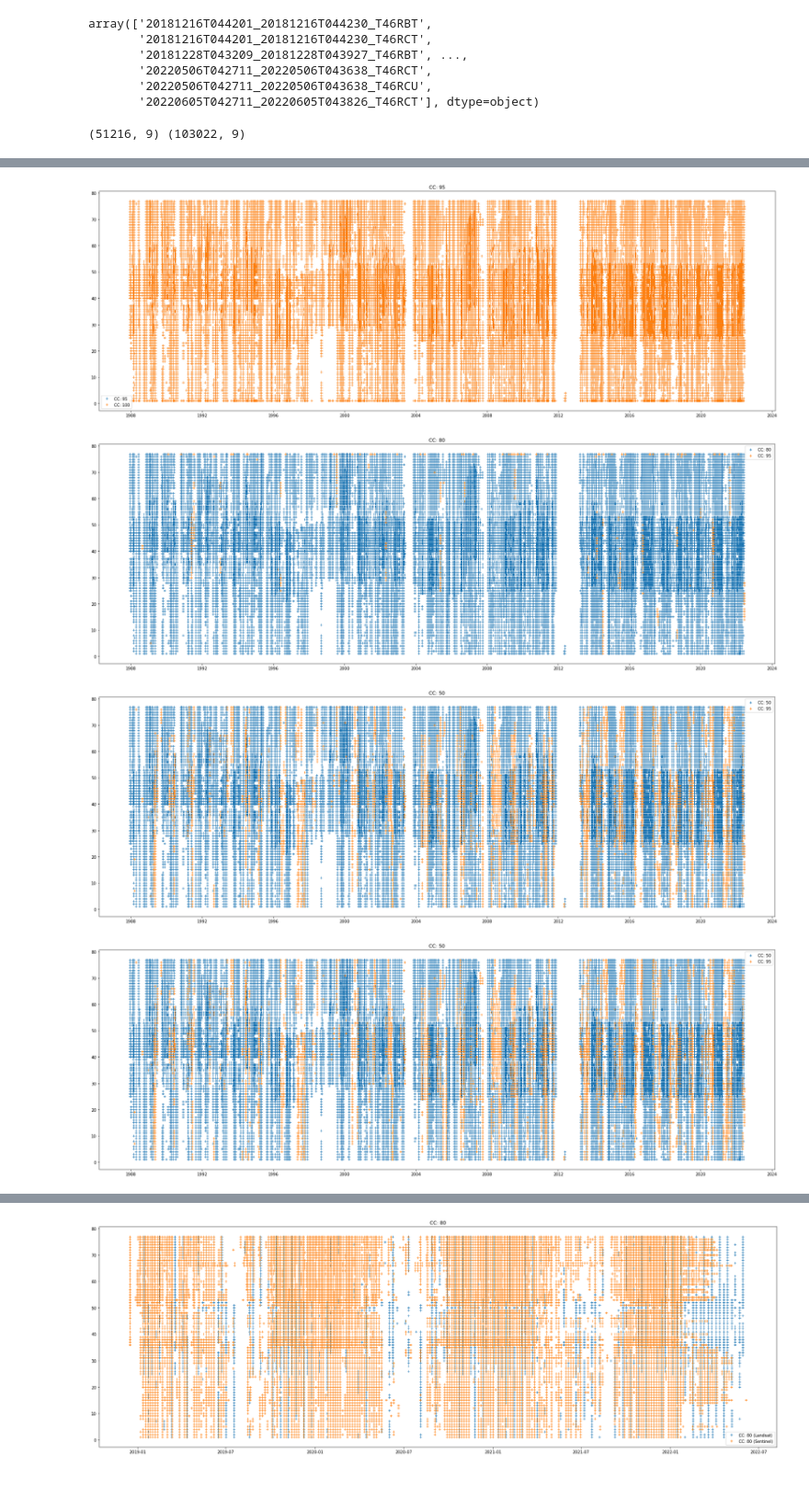
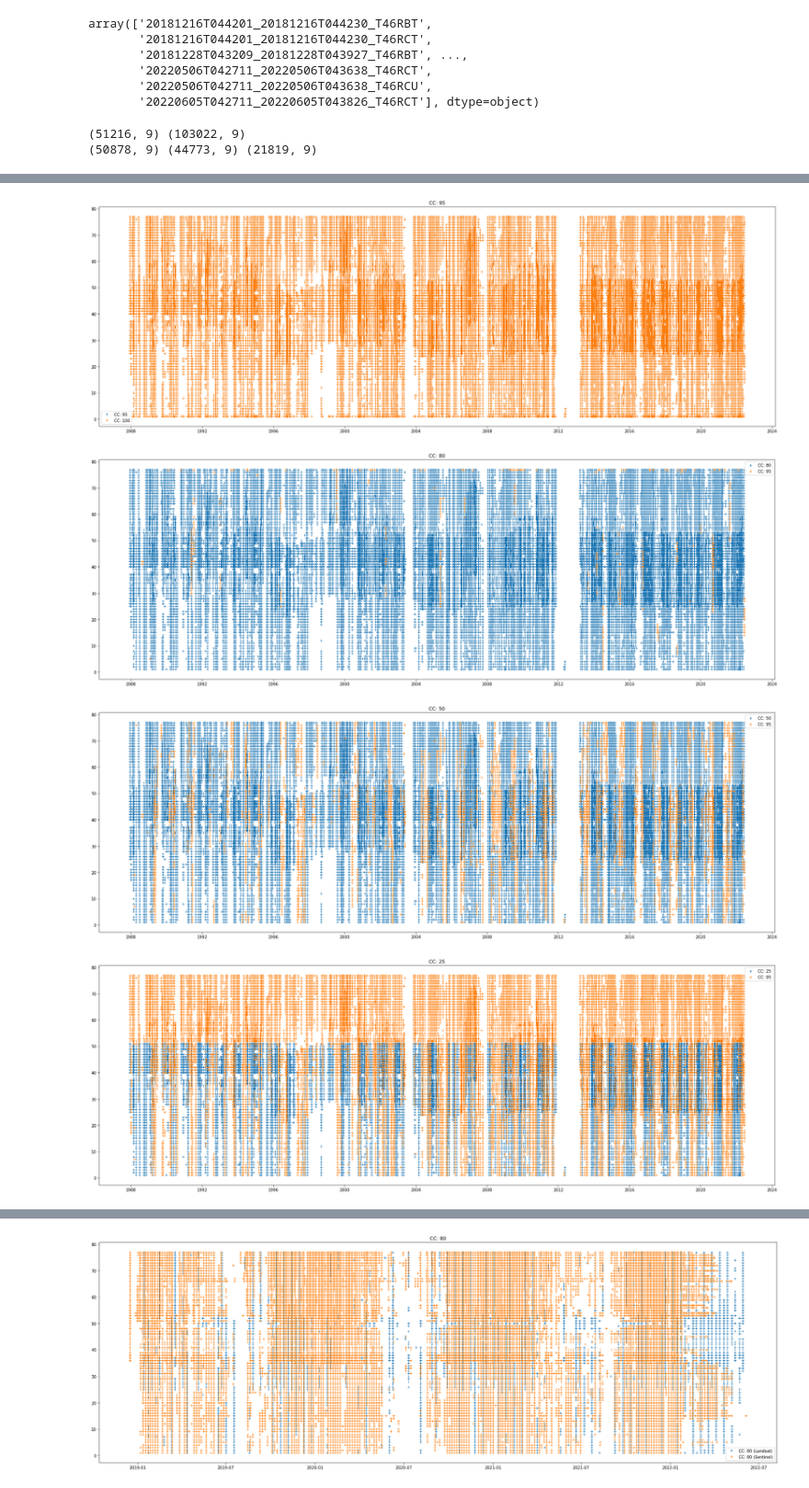
Before and after one commit to Skydive/ENS_M1_Stage_2022, a Jupyter notebook: EarthEngine/Process_Lhasa.ipynb, the cells around one changed output, grey strips where cells are left out. Shown at 92% size. Drawn from its saved outputs; the diff is of its cells as text; code cells hidden in the pictures.

```diff
--- a/EarthEngine/Process_Lhasa.ipynb
+++ b/EarthEngine/Process_Lhasa.ipynb
@@ -68,36 +68,39 @@ def plot_cc(name):
 
 
 df100 = plot_cc(100);
 
 df95 = plot_cc(95);
 df_diff = pd.concat([df100, df95]).drop_duplicates(keep=False);
 print(df95.shape, df_diff.shape)
 plt.plot(df_diff["SENSING_TIME"], df_diff["ID"], '+', label="CC: 100");
 plt.legend();
 
 df80 = plot_cc(80);
 df_diff = pd.concat([df95, df80]).drop_duplicates(keep=False);
 plt.plot(df_diff["SENSING_TIME"], df_diff["ID"], '+', label="CC: 95");
 plt.legend();
 
 df50 = plot_cc(50);
 df_diff = pd.concat([df95, df50]).drop_duplicates(keep=False);
 plt.plot(df_diff["SENSING_TIME"], df_diff["ID"], '+', label="CC: 95");
 plt.legend();
 
-df50 = plot_cc(50);
-df_diff = pd.concat([df95, df50]).drop_duplicates(keep=False);
+df25 = plot_cc(25);
+df_diff = pd.concat([df95, df25]).drop_duplicates(keep=False);
 plt.plot(df_diff["SENSING_TIME"], df_diff["ID"], '+', label="CC: 95");
 plt.legend();
 
+print(df80.shape, df50.shape, df25.shape);
+
 # df_c = df[df["ID"] == 1].sort_values("SENSING_TIME");
 # %% [output]
 (51216, 9) (103022, 9)
+(50878, 9) (44773, 9) (21819, 9)
 [figure]
 [figure]
 [figure]
 [figure]
-[figure, old version]
+[figure, new version]
 # %%
 # Sparsity plot
 
```
Also changed, not shown: parts of 5 cells of this notebook, 3 other files.
